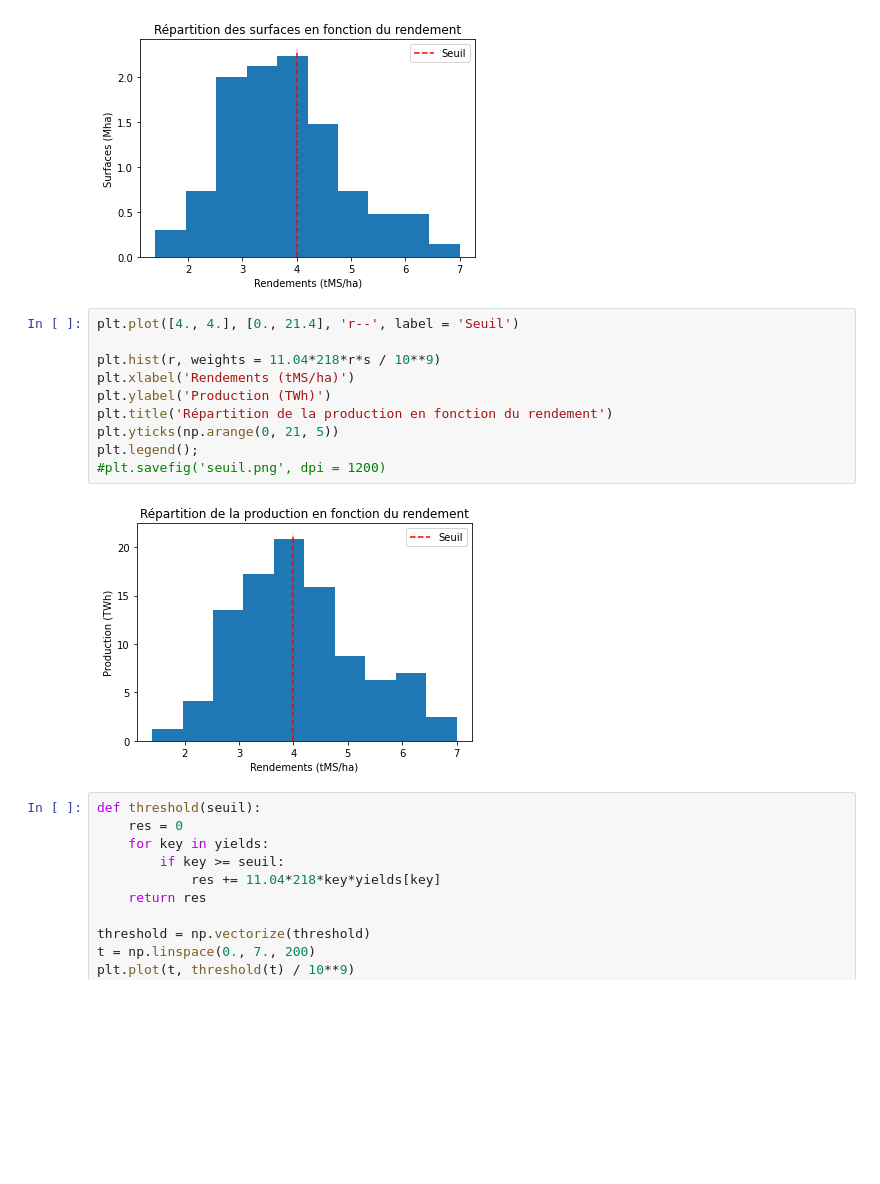
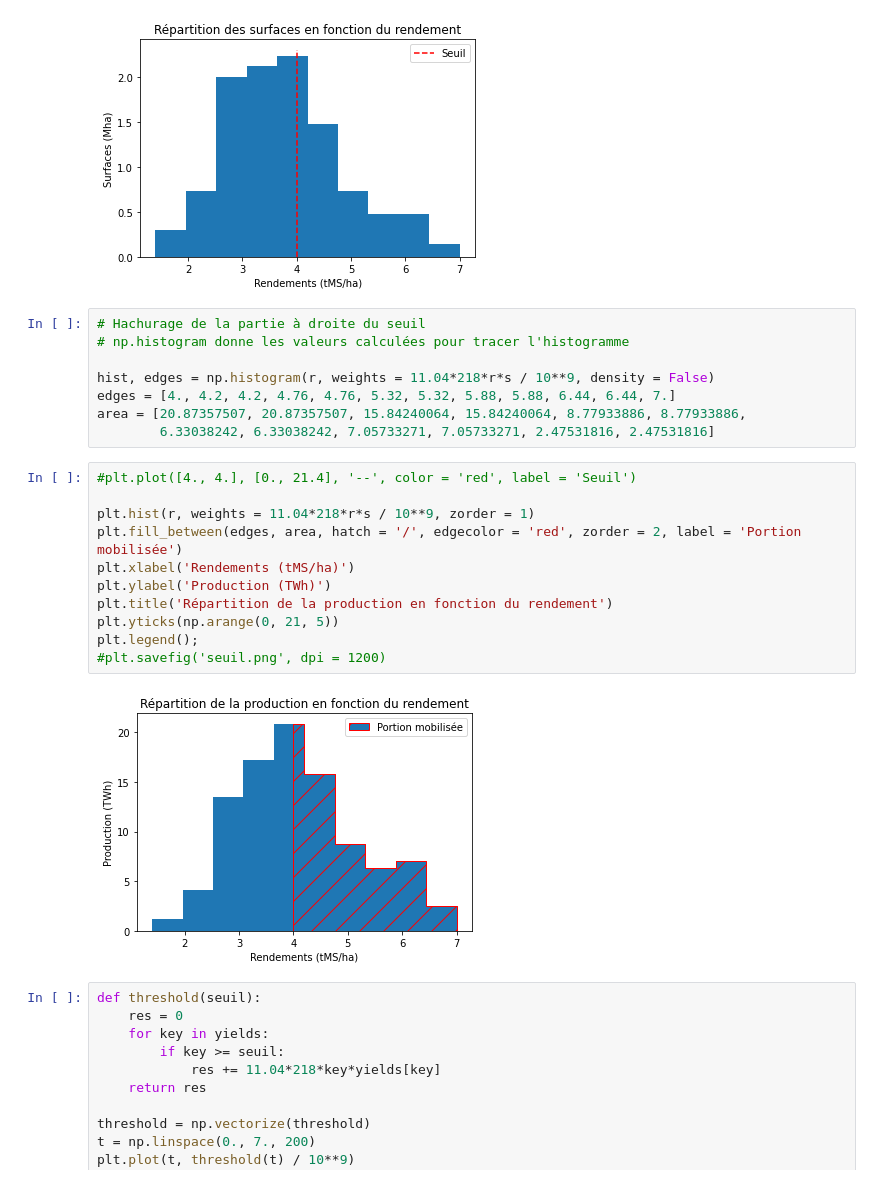
Before and after one commit to 20castro/Mini-projet_Biogaz, a Jupyter notebook: Gisement.ipynb, the cells around one changed output. Drawn from its saved outputs; the diff is of its cells as text; blank space fills up the shorter version.

```diff
--- a/Gisement.ipynb
+++ b/Gisement.ipynb
@@ -433,18 +433,27 @@ plt.title('Répartition des surfaces en fonction du rendement')
 plt.legend();
 # %% [output]
 [figure]
+# %%
+# Hachurage de la partie à droite du seuil
+# np.histogram donne les valeurs calculées pour tracer l'histogramme
+
+hist, edges = np.histogram(r, weights = 11.04*218*r*s / 10**9, density = False)
+edges = [4., 4.2, 4.2, 4.76, 4.76, 5.32, 5.32, 5.88, 5.88, 6.44, 6.44, 7.]
+area = [20.87357507, 20.87357507, 15.84240064, 15.84240064, 8.77933886, 8.77933886,
+        6.33038242, 6.33038242, 7.05733271, 7.05733271, 2.47531816, 2.47531816]
 # %%
-plt.plot([4., 4.], [0., 21.4], 'r--', label = 'Seuil')
+#plt.plot([4., 4.], [0., 21.4], '--', color = 'red', label = 'Seuil')
 
-plt.hist(r, weights = 11.04*218*r*s / 10**9)
+plt.hist(r, weights = 11.04*218*r*s / 10**9, zorder = 1)
+plt.fill_between(edges, area, hatch = '/', edgecolor = 'red', zorder = 2, label = 'Portion mobilisée')
 plt.xlabel('Rendements (tMS/ha)')
 plt.ylabel('Production (TWh)')
 plt.title('Répartition de la production en fonction du rendement')
 plt.yticks(np.arange(0, 21, 5))
 plt.legend();
 #plt.savefig('seuil.png', dpi = 1200)
 # %% [output]
-[figure, old version]
+[figure, new version]
 # %%
 def threshold(seuil):
     res = 0
```
Also changed, not shown: parts of 9 cells of this notebook, 2 other files.
